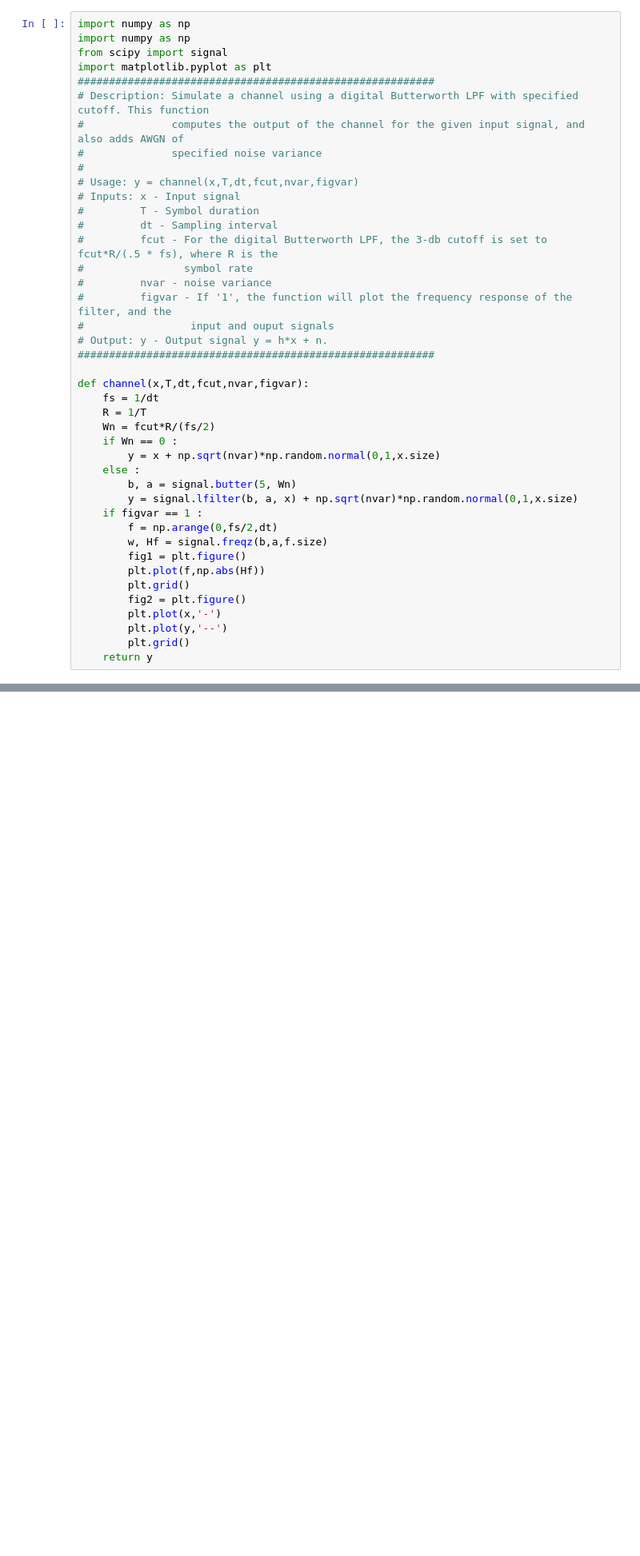
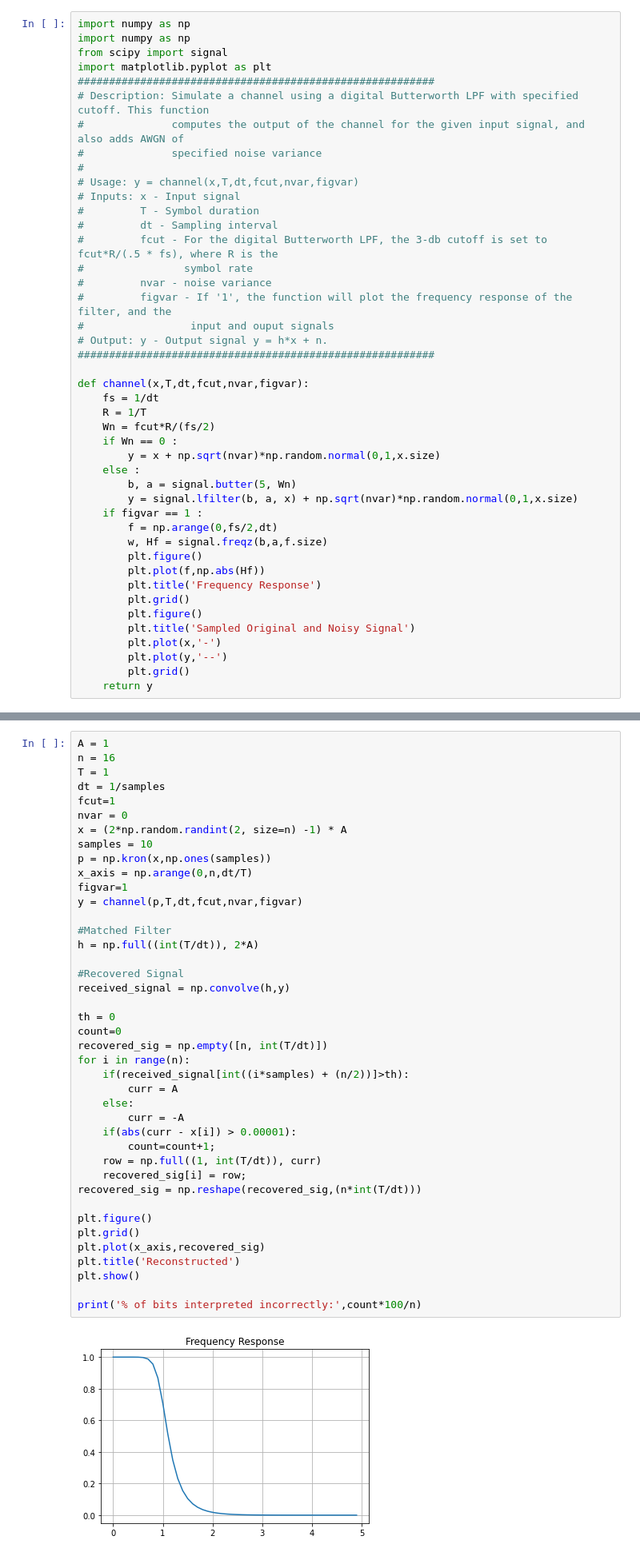
Before and after one commit to shantanutyagi67/CT303_Labs, a Jupyter notebook: lab7/channel.ipynb, the cells around one changed output, grey strips where cells are left out. Shown: that part at 80% size. Saved outputs shown, nothing was run; the diff lists cells and outputs as text; blank space fills up the shorter version.

```diff
--- a/lab7/channel.ipynb
+++ b/lab7/channel.ipynb
@@ -32,10 +34,12 @@ def channel(x,T,dt,fcut,nvar,figvar):
     if figvar == 1 :
         f = np.arange(0,fs/2,dt)
         w, Hf = signal.freqz(b,a,f.size)
-        fig1 = plt.figure()
+        plt.figure()
         plt.plot(f,np.abs(Hf))
+        plt.title('Frequency Response')
         plt.grid()
-        fig2 = plt.figure()
+        plt.figure()
+        plt.title('Sampled Original and Noisy Signal')
         plt.plot(x,'-')
         plt.plot(y,'--')
         plt.grid()
@@ -98,0 +105,43 @@ y = channel(p,T,dt,fcut,nvar,figvar)
+# %%
+A = 1
+n = 16
+T = 1
+dt = 1/samples
+fcut=1
+nvar = 0
+x = (2*np.random.randint(2, size=n) -1) * A
+samples = 10
+p = np.kron(x,np.ones(samples))
+x_axis = np.arange(0,n,dt/T)
+figvar=1
+y = channel(p,T,dt,fcut,nvar,figvar)
+
+#Matched Filter
+h = np.full((int(T/dt)), 2*A)
+
+#Recovered Signal
+received_signal = np.convolve(h,y)
+
+th = 0
+count=0
+recovered_sig = np.empty([n, int(T/dt)])
+for i in range(n):
+    if(received_signal[int((i*samples) + (n/2))]>th):
+        curr = A
+    else:
+        curr = -A
+    if(abs(curr - x[i]) > 0.00001):
+        count=count+1;
+    row = np.full((1, int(T/dt)), curr)
+    recovered_sig[i] = row;
+recovered_sig = np.reshape(recovered_sig,(n*int(T/dt)))
+
+plt.figure()
+plt.grid()
+plt.plot(x_axis,recovered_sig)
+plt.title('Reconstructed')
+plt.show()
+
+print('% of bits interpreted incorrectly:',count*100/n)
+# %% [output]
+[figure, added]
```
Also changed, not shown: parts of 10 cells of this notebook.
